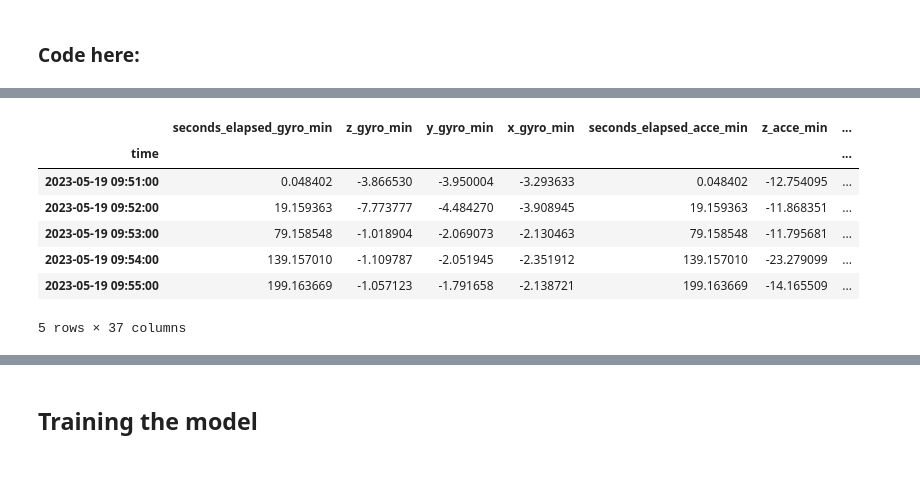
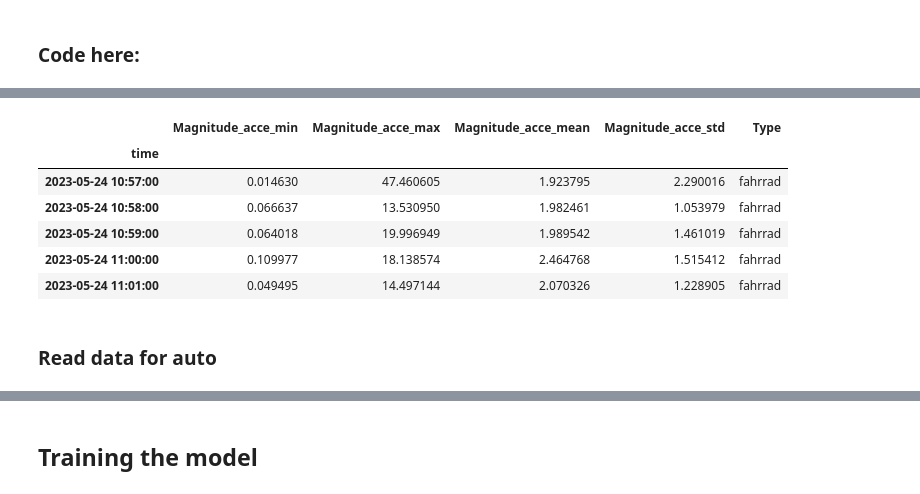
Before and after one commit to or81ynez/MaennerML, a Jupyter notebook: Maenner.ipynb, the cells around one changed output, grey strips where cells are left out. Saved outputs shown, nothing was run; the diff lists cells and outputs as text; code cells hidden in the pictures.

```diff
--- a/Maenner.ipynb
+++ b/Maenner.ipynb
@@ -44,19 +53,19 @@ def transform_data_acceleration(file, format):
 
     acce = df[df['sensor'] == 'Accelerometer']
     acce.reset_index(drop=True, inplace=True)
-    acce = acce.drop(columns =['sensor', 'relativeAltitude', 'pressure', 'altitude', 'speedAccuracy', 'bearingAccuracy', 'latitude', 'altitudeAboveMeanSeaLevel', 'bearing', 'horizontalAccuracy', 'verticalAccuracy', 'longitude', 'speed', 'version', 'device name', 'recording time', 'platform', 'appVersion', 'device id', 'sensors', 'sampleRateMs', 'yaw', 'qx', 'qz', 'roll', 'qw', 'qy', 'pitch'])
+    acce = acce.drop(columns =['seconds_elapsed','sensor', 'relativeAltitude', 'pressure', 'altitude', 'speedAccuracy', 'bearingAccuracy', 'latitude', 'altitudeAboveMeanSeaLevel', 'bearing', 'horizontalAccuracy', 'verticalAccuracy', 'longitude', 'speed', 'version', 'device name', 'recording time', 'platform', 'appVersion', 'device id', 'sensors', 'sampleRateMs', 'yaw', 'qx', 'qz', 'roll', 'qw', 'qy', 'pitch'])
     acce['Magnitude_acce'] = np.sqrt(acce["x"] ** 2 + acce["y"] ** 2 + acce["z"] ** 2)
-    #acce in  positive
 
     gyro = df[df['sensor'] == 'Gyroscope']
     gyro.reset_index(drop=True, inplace=True)
-    gyro = gyro.drop(columns = ['sensor', 'relativeAltitude', 'pressure', 'altitude', 'speedAccuracy', 'bearingAccuracy', 'latitude', 'altitudeAboveMeanSeaLevel', 'bearing', 'horizontalAccuracy', 'verticalAccuracy', 'longitude', 'speed', 'version', 'device name', 'recording time', 'platform', 'appVersion', 'device id', 'sensors', 'sampleRateMs', 'yaw', 'qx', 'qz', 'roll', 'qw', 'qy', 'pitch'])
+    gyro = gyro.drop(columns = ['seconds_elapsed','sensor', 'relativeAltitude', 'pressure', 'altitude', 'speedAccuracy', 'bearingAccuracy', 'latitude', 'altitudeAboveMeanSeaLevel', 'bearing', 'horizontalAccuracy', 'verticalAccuracy', 'longitude', 'speed', 'version', 'device name', 'recording time', 'platform', 'appVersion', 'device id', 'sensors', 'sampleRateMs', 'yaw', 'qx', 'qz', 'roll', 'qw', 'qy', 'pitch'])
+
 
     for df in [gyro, acce]:
          df.index = pd.to_datetime(df['time'], unit = 'ns',errors='ignore')
          df.drop(columns=['time'], inplace=True)
     #df_new = pd.merge(loc, gyro, suffixes=('_loc', '_gyro'), on='time')
-    df_new = gyro.join(acce, lsuffix = '_gyro', rsuffix = '_acce', how = 'outer').interpolate()
+    df_new = acce.join(gyro, lsuffix = '_acce', rsuffix = '_gyro', how = 'outer').interpolate()
 
     #df_new = pd.merge(pd.merge(loc, gyro, suffixes=('_loc', '_gyro'), on='time'), acce, suffixes=('', '_acce'), on='time')
     #df_new['Type'] = type
@@ -82 +91,4 @@ def transform_data_location(file, format, type):
     return location
+# %%
+df = pd.read_json('/Users/tramduong/Desktop/Python/GitHub/MaennerML/Data/Ubahn/Json/ubahn1.json')
+df.columns
@@ -118,14 +138,16 @@ def cut_into_windows(df):
     #pivot = pivot.resample('3Min')
     return pivot
 # %%
-#Cut data into windows of 3 minutes and calculate min, max, mean and std
+#Cut data into windows of 1 minutes and calculate min, max, mean and std
 def create_feature_df(df, type):
     min_values = df.resample('1Min').min(numeric_only=True)
     max_values = df.resample('1Min').max(numeric_only=True)
     mean_values = df.resample('1Min').mean(numeric_only=True)
     std_values = df.resample('1Min').std(numeric_only=True)
-    #for df in [min_values, max_values, mean_values, std_values]:
-     #   df.drop(columns= df.columns.difference(['Magnitude_acce']), inplace=True)
+    #columns_to_drop = df.columns.difference(['Magnitude_acce','speed','x_acce', 'x_gyro','y_acce', 'y_gyro', 'z_acce', 'z_gyro','x','y','z'])
+    columns_to_drop = df.columns.difference(['Magnitude_acce','x_acce', 'x_gyro','y_acce', 'y_gyro', 'z_acce', 'z_gyro','x','y','z'])
+    for df in [min_values, max_values, mean_values, std_values]:
+        df.drop(columns=columns_to_drop, inplace=True)
     feature_df = pd.merge(pd.merge(min_values, max_values, suffixes = ('_min', '_max'), on = 'time'), pd.merge(mean_values, std_values, suffixes = ('_mean', '_std'), on = 'time'), on = 'time')
     feature_df['Type'] = type
 
@@ -259,0 +377,5 @@ for df in [fahrrad1_df, fahrrad2_df]:
+# %%
+#Read data for fahrrad
+fahrrad2_df = transform_data_acceleration('Data/Fahrrad/Fahrrad2.json','json')
+fahrrad3_df = transform_data_acceleration('Data/Fahrrad/Fahrrad3.json','json')
+fahrrad2_df.head()
@@ -260,13 +390,14 @@ for df in [fahrrad1_df, fahrrad2_df]:
 # %%
-dfs = [fahrrad1_df, fahrrad2_df]
+dfs = [fahrrad2_df, fahrrad3_df]
 fahrrad_df = combine_into_df(dfs, 'fahrrad')
 fahrrad_df.head()
 # %% [output]
-|  | seconds_elapsed_gyro_min | z_gyro_min | y_gyro_min | x_gyro_min | seconds_elapsed_acce_min | z_acce_min | ... |
-| time |  |  |  |  |  |  | ... |
-| 2023-05-19 09:51:00 | 0.048402 | -3.866530 | -3.950004 | -3.293633 | 0.048402 | -12.754095 | ... |
-| 2023-05-19 09:52:00 | 19.159363 | -7.773777 | -4.484270 | -3.908945 | 19.159363 | -11.868351 | ... |
-| 2023-05-19 09:53:00 | 79.158548 | -1.018904 | -2.069073 | -2.130463 | 79.158548 | -11.795681 | ... |
-| 2023-05-19 09:54:00 | 139.157010 | -1.109787 | -2.051945 | -2.351912 | 139.157010 | -23.279099 | ... |
-| 2023-05-19 09:55:00 | 199.163669 | -1.057123 | -1.791658 | -2.138721 | 199.163669 | -14.165509 | ... |
+|  | Magnitude_acce_min | Magnitude_acce_max | Magnitude_acce_mean | Magnitude_acce_std | Type |
+| time |  |  |  |  |  |
+| 2023-05-24 10:57:00 | 0.014630 | 47.460605 | 1.923795 | 2.290016 | fahrrad |
+| 2023-05-24 10:58:00 | 0.066637 | 13.530950 | 1.982461 | 1.053979 | fahrrad |
+| 2023-05-24 10:59:00 | 0.064018 | 19.996949 | 1.989542 | 1.461019 | fahrrad |
+| 2023-05-24 11:00:00 | 0.109977 | 18.138574 | 2.464768 | 1.515412 | fahrrad |
+| 2023-05-24 11:01:00 | 0.049495 | 14.497144 | 2.070326 | 1.228905 | fahrrad |
-5 rows × 37 columns
+# %% [markdown]
+### Read data for auto
```
Also changed, not shown: parts of 67 cells of this notebook, 35 other files.
